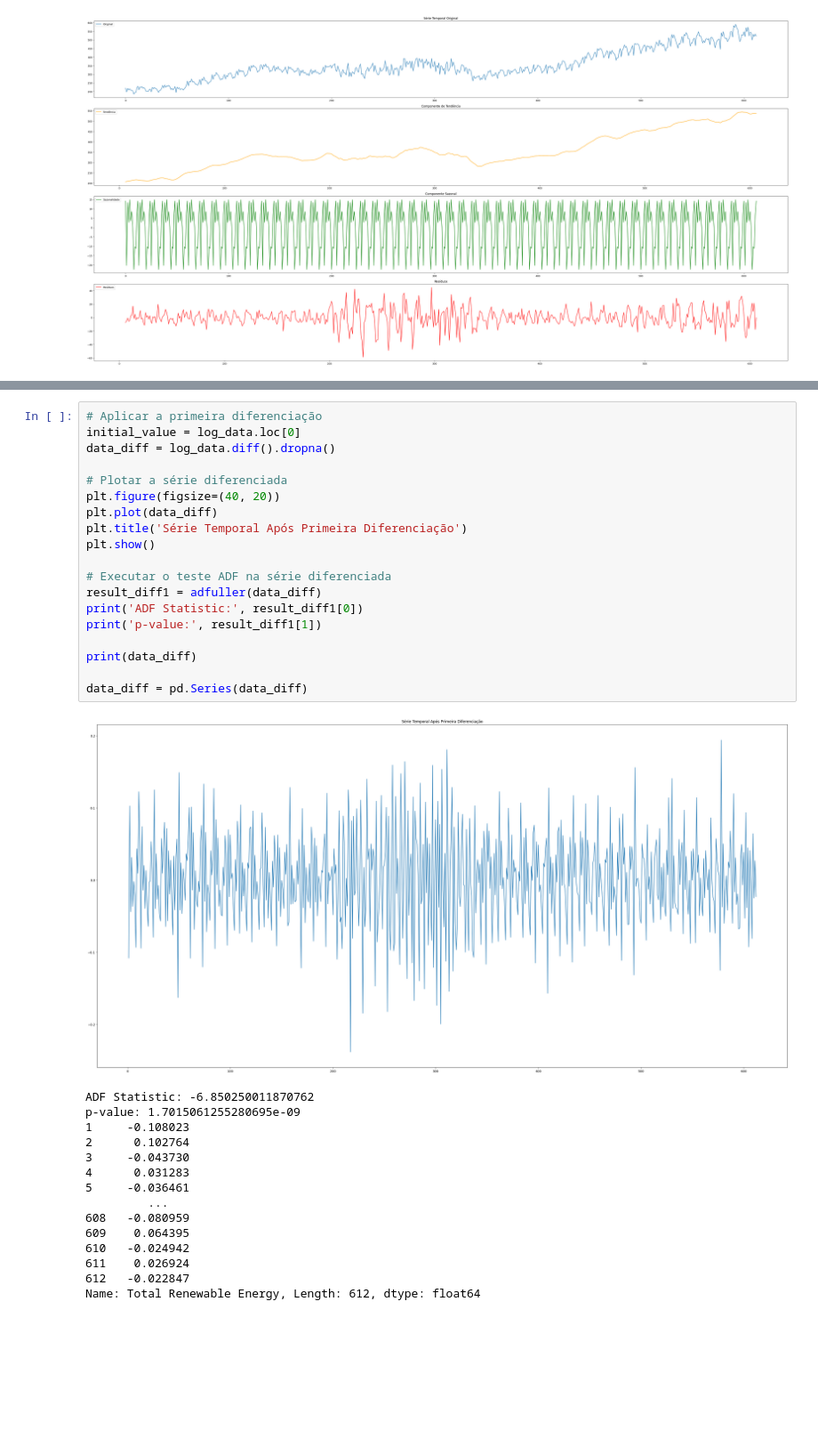
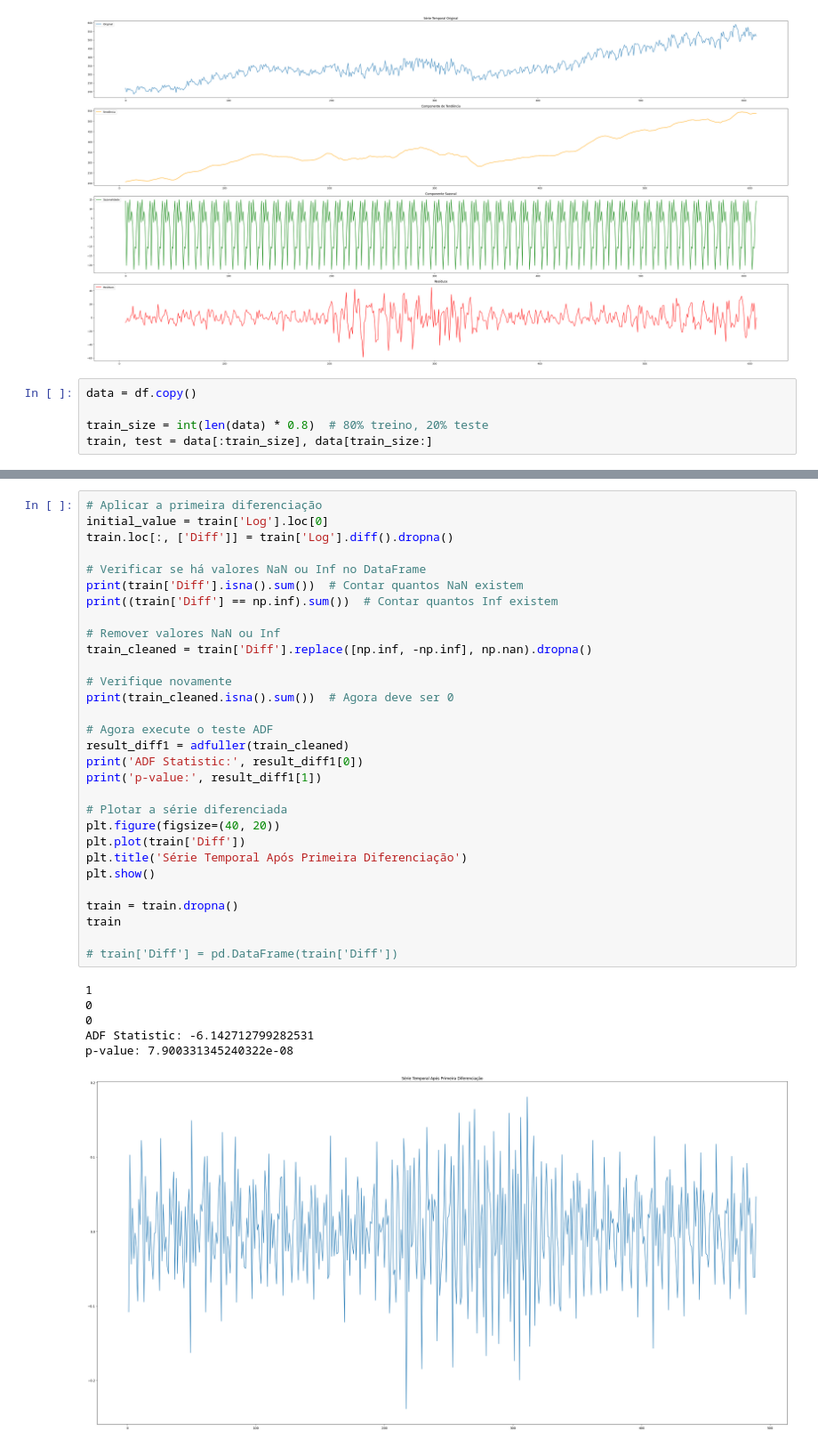
Before and after one commit to heitoliv/projeto, a Jupyter notebook: project_series.ipynb, the cells around one changed output, grey strips where cells are left out. Shown at 89% size. Cells and saved outputs as stored; diff of their text form; blank space fills up the shorter version.

```diff
--- a/project_series.ipynb
+++ b/project_series.ipynb
@@ -71,3 +71,8 @@ plt.tight_layout()
 plt.show()
 # %% [output]
 [figure]
+# %%
+data = df.copy()
+
+train_size = int(len(data) * 0.8)  # 80% treino, 20% teste
+train, test = data[:train_size], data[train_size:]
@@ -103,35 +125,37 @@ Name: Total Renewable Energy, Length: 613, dtype: float64
-# %%
-# Aplicar a primeira diferenciação
-initial_value = log_data.loc[0]
-data_diff = log_data.diff().dropna()
-
-# Plotar a série diferenciada
-plt.figure(figsize=(40, 20))
-plt.plot(data_diff)
-plt.title('Série Temporal Após Primeira Diferenciação')
-plt.show()
-
-# Executar o teste ADF na série diferenciada
-result_diff1 = adfuller(data_diff)
-print('ADF Statistic:', result_diff1[0])
-print('p-value:', result_diff1[1])
-
-print(data_diff)
-
-data_diff = pd.Series(data_diff)
-# %% [output]
-[figure, removed]
-ADF Statistic: -6.850250011870762
-p-value: 1.7015061255280695e-09
-1     -0.108023
-2      0.102764
-3     -0.043730
-4      0.031283
-5     -0.036461
-         ...
-608   -0.080959
-609    0.064395
-610   -0.024942
-611    0.026924
-612   -0.022847
-Name: Total Renewable Energy, Length: 612, dtype: float64
+# %%
+# Aplicar a primeira diferenciação
+initial_value = train['Log'].loc[0]
+train.loc[:, ['Diff']] = train['Log'].diff().dropna()
+
+# Verificar se há valores NaN ou Inf no DataFrame
+print(train['Diff'].isna().sum())  # Contar quantos NaN existem
+print((train['Diff'] == np.inf).sum())  # Contar quantos Inf existem
+
+# Remover valores NaN ou Inf
+train_cleaned = train['Diff'].replace([np.inf, -np.inf], np.nan).dropna()
+
+# Verifique novamente
+print(train_cleaned.isna().sum())  # Agora deve ser 0
+
+# Agora execute o teste ADF
+result_diff1 = adfuller(train_cleaned)
+print('ADF Statistic:', result_diff1[0])
+print('p-value:', result_diff1[1])
+
+# Plotar a série diferenciada
+plt.figure(figsize=(40, 20))
+plt.plot(train['Diff'])
+plt.title('Série Temporal Após Primeira Diferenciação')
+plt.show()
+
+train = train.dropna()
+train
+
+# train['Diff'] = pd.DataFrame(train['Diff'])
+# %% [output]
+1
+0
+0
+ADF Statistic: -6.142712799282531
+p-value: 7.900331345240322e-08
+[figure, added]
```
Also changed, not shown: parts of 13 cells of this notebook, 4 other files.
